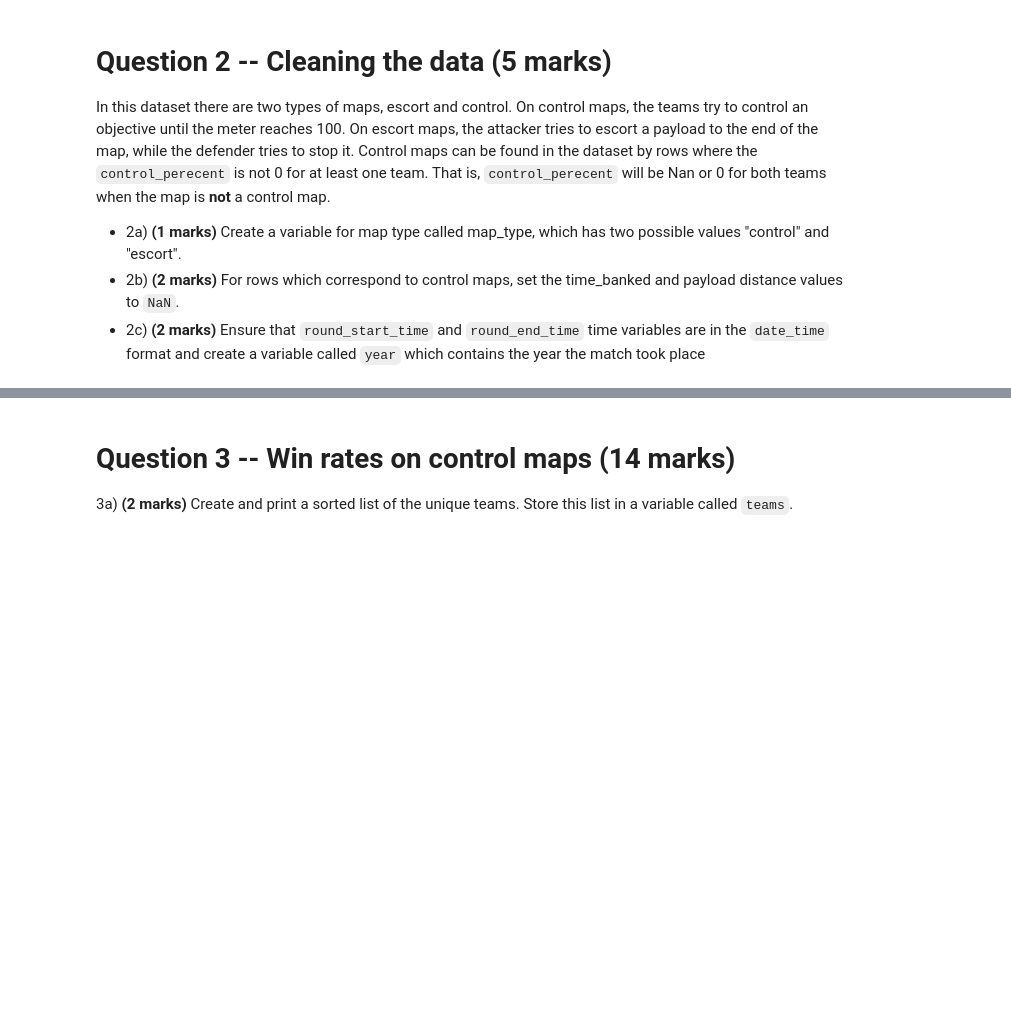
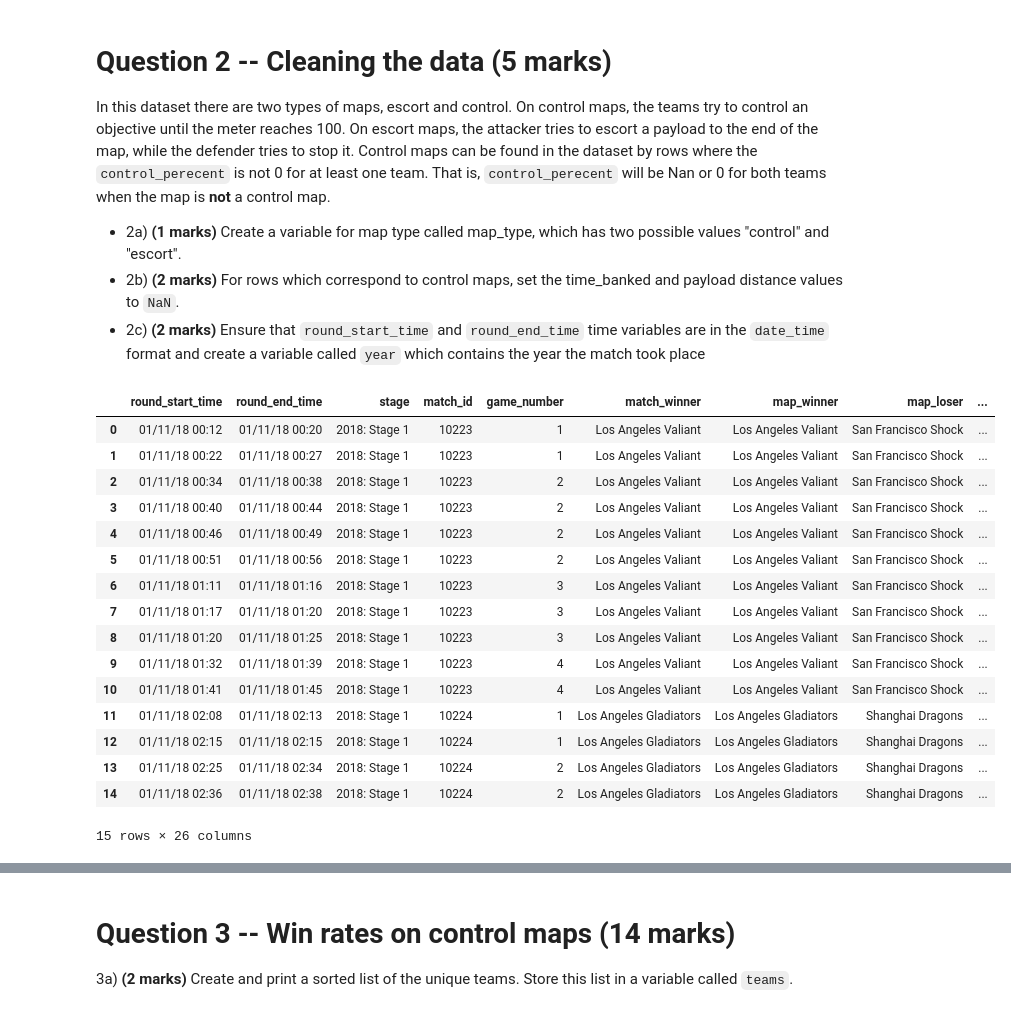
Before and after one commit to Ajay425/math-1130, a Jupyter notebook: assignment_1_alt/assignment_1_alt/assignment_1_STUDENT.ipynb, the cells around one changed output, grey strips where cells are left out. Saved outputs shown, nothing was run; the diff lists cells and outputs as text; code cells hidden in the pictures; blank space fills up the shorter version.

````diff
--- a/assignment_1_alt/assignment_1_alt/assignment_1_STUDENT.ipynb
+++ b/assignment_1_alt/assignment_1_alt/assignment_1_STUDENT.ipynb
@@ -37,7 +37,7 @@ The client has a specific set of questions they would like to get answers to. Yo
 # %% [markdown]
 **1a) (1 mark)**  Use the pandas function ```read_csv()``` to load the file ```match_map_stats.csv``` as a DataFrame. Name this DataFrame ```df```.
 # %%
-df = pd.read_csv('/Users/ajaybukkaraya/hackathon/walk-e/hackathon/math-1130/assignment_1_alt/assignment_1_alt/data/match_map_stats.csv')
+df = pd.read_csv(r"C:\Users\ajayb\OneDrive\Documents\GitHub\math-1130\assignment_1_alt\assignment_1_alt\data\match_map_stats.csv")
 # %% [markdown]
 **1b) (1 mark)** Print the first 5 rows of the DataFrame
 # %%
@@ -110,3 +113,29 @@ In this dataset there are two types of maps, escort and control. On control maps
 - 2a) **(1 marks)** Create a variable for map type called map_type, which has two possible values "control" and "escort".
 - 2b) **(2 marks)** For rows which correspond to control maps, set the time_banked and payload distance values to `NaN`.
 - 2c) **(2 marks)** Ensure that `round_start_time` and `round_end_time` time variables are in the `date_time` format and create a variable called `year` which contains the year the match took place
+# %%
+# Correct the map_type classification
+df['map_type'] = np.where((df['attacker_control_perecent'].notna() & (df['attacker_control_perecent'] != 0)) |
+                          (df['defender_control_perecent'].notna() & (df['defender_control_perecent'] != 0)),
+                          'control', 'escort')
+
+# Print the updated map_type column
+df.head(15)
+# %% [output]
+|  | round_start_time | round_end_time | stage | match_id | game_number | match_winner | map_winner | map_loser | ... |
+| 0 | 01/11/18 00:12 | 01/11/18 00:20 | 2018: Stage 1 | 10223 | 1 | Los Angeles Valiant | Los Angeles Valiant | San Francisco Shock | ... |
+| 1 | 01/11/18 00:22 | 01/11/18 00:27 | 2018: Stage 1 | 10223 | 1 | Los Angeles Valiant | Los Angeles Valiant | San Francisco Shock | ... |
+| 2 | 01/11/18 00:34 | 01/11/18 00:38 | 2018: Stage 1 | 10223 | 2 | Los Angeles Valiant | Los Angeles Valiant | San Francisco Shock | ... |
+| 3 | 01/11/18 00:40 | 01/11/18 00:44 | 2018: Stage 1 | 10223 | 2 | Los Angeles Valiant | Los Angeles Valiant | San Francisco Shock | ... |
+| 4 | 01/11/18 00:46 | 01/11/18 00:49 | 2018: Stage 1 | 10223 | 2 | Los Angeles Valiant | Los Angeles Valiant | San Francisco Shock | ... |
+| 5 | 01/11/18 00:51 | 01/11/18 00:56 | 2018: Stage 1 | 10223 | 2 | Los Angeles Valiant | Los Angeles Valiant | San Francisco Shock | ... |
+| 6 | 01/11/18 01:11 | 01/11/18 01:16 | 2018: Stage 1 | 10223 | 3 | Los Angeles Valiant | Los Angeles Valiant | San Francisco Shock | ... |
+| 7 | 01/11/18 01:17 | 01/11/18 01:20 | 2018: Stage 1 | 10223 | 3 | Los Angeles Valiant | Los Angeles Valiant | San Francisco Shock | ... |
+| 8 | 01/11/18 01:20 | 01/11/18 01:25 | 2018: Stage 1 | 10223 | 3 | Los Angeles Valiant | Los Angeles Valiant | San Francisco Shock | ... |
+| 9 | 01/11/18 01:32 | 01/11/18 01:39 | 2018: Stage 1 | 10223 | 4 | Los Angeles Valiant | Los Angeles Valiant | San Francisco Shock | ... |
+| 10 | 01/11/18 01:41 | 01/11/18 01:45 | 2018: Stage 1 | 10223 | 4 | Los Angeles Valiant | Los Angeles Valiant | San Francisco Shock | ... |
+| 11 | 01/11/18 02:08 | 01/11/18 02:13 | 2018: Stage 1 | 10224 | 1 | Los Angeles Gladiators | Los Angeles Gladiators | Shanghai Dragons | ... |
+| 12 | 01/11/18 02:15 | 01/11/18 02:15 | 2018: Stage 1 | 10224 | 1 | Los Angeles Gladiators | Los Angeles Gladiators | Shanghai Dragons | ... |
+| 13 | 01/11/18 02:25 | 01/11/18 02:34 | 2018: Stage 1 | 10224 | 2 | Los Angeles Gladiators | Los Angeles Gladiators | Shanghai Dragons | ... |
+| 14 | 01/11/18 02:36 | 01/11/18 02:38 | 2018: Stage 1 | 10224 | 2 | Los Angeles Gladiators | Los Angeles Gladiators | Shanghai Dragons | ... |
+15 rows × 26 columns
````
Also changed, not shown: parts of 5 cells of this notebook.
